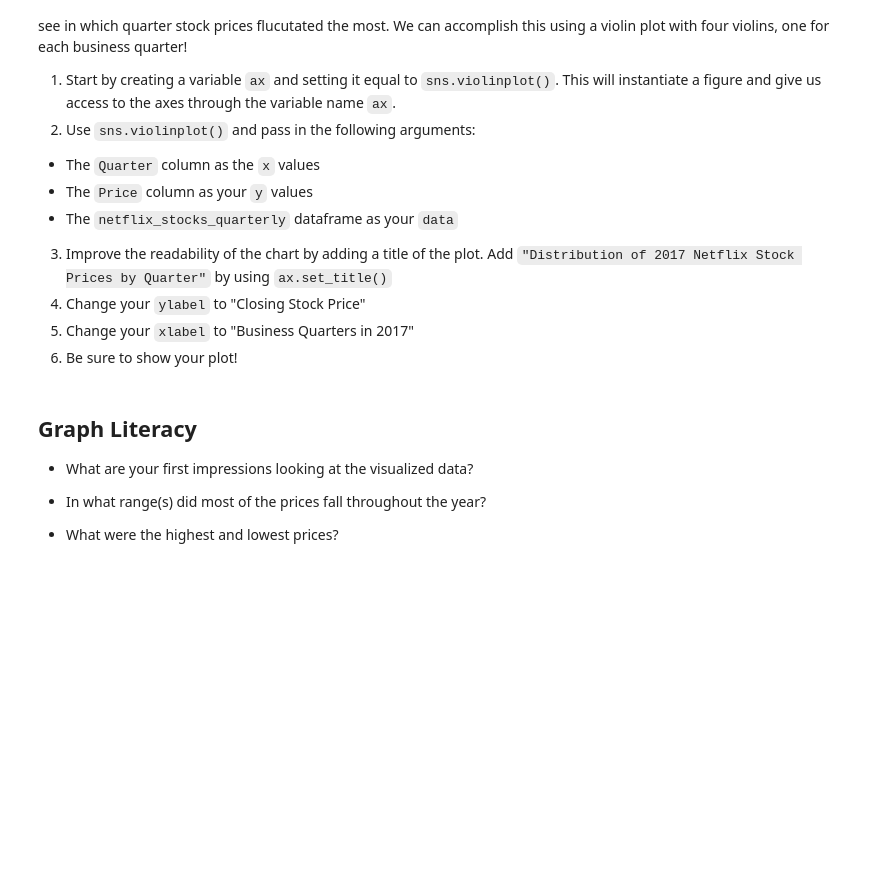
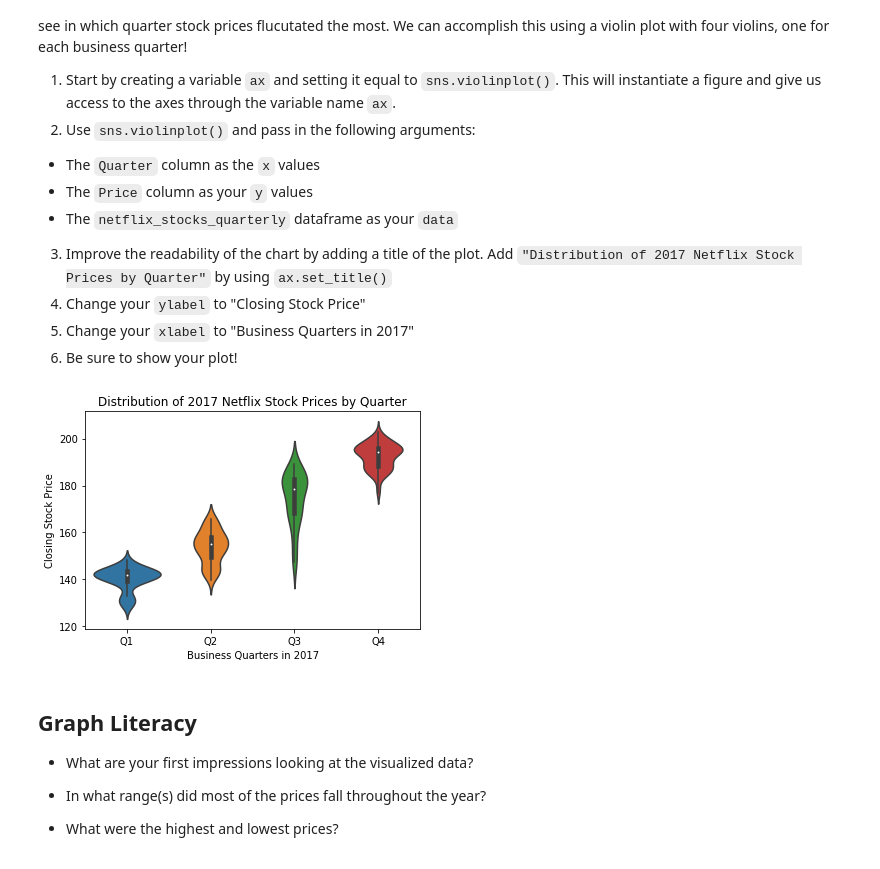
Before and after one commit to patricrp/pandasbasics, a Jupyter notebook: Visualization/Netflix Stocks Capstone/netflix_visualizations.ipynb, the cells around one changed output. Drawn from its saved outputs; the diff is of its cells as text; code cells hidden in the pictures; blank space fills up the shorter version.

Commit message:
Netflix stocks ready

```diff
--- a/Visualization/Netflix Stocks Capstone/netflix_visualizations.ipynb
+++ b/Visualization/Netflix Stocks Capstone/netflix_visualizations.ipynb
@@ -128,5 +133,9 @@ Use Pandas to change the name of of the column to `Adj Close` to `Price` so that
 
 Do this for the Dow Jones and Netflix Quarterly pandas dataframes as well.
 Hint: Use [`.rename()`](https://pandas.pydata.org/pandas-docs/stable/generated/pandas.DataFrame.rename.html)).
+# %%
+netflix_stocks.rename(columns={'Adj Close': 'Price'}, inplace=True)
+dowjones_stocks.rename(columns={'Adj Close': 'Price'}, inplace=True)
+netflix_stocks_quarterly.rename(columns={'Adj Close': 'Price'}, inplace=True)
 # %% [markdown]
 Run `netflix_stocks.head()` again to check your column name has changed.
@@ -149,6 +185,15 @@ We want to get an understanding of the distribution of the Netflix quarterly sto
 4. Change your `ylabel` to "Closing Stock Price"
 5. Change your `xlabel` to "Business Quarters in 2017"
 6. Be sure to show your plot!
+# %%
+ax = sns.violinplot()
+sns.violinplot(data=netflix_stocks_quarterly, x='Quarter', y='Price')
+ax.set_title('Distribution of 2017 Netflix Stock Prices by Quarter')
+ax.set_xlabel('Business Quarters in 2017')
+ax.set_ylabel('Closing Stock Price')
+plt.show()
+# %% [output]
+[figure, added]
 # %% [markdown]
 ## Graph Literacy
 - What are your first impressions looking at the visualized data?
```
Also changed, not shown: parts of 10 cells of this notebook.
